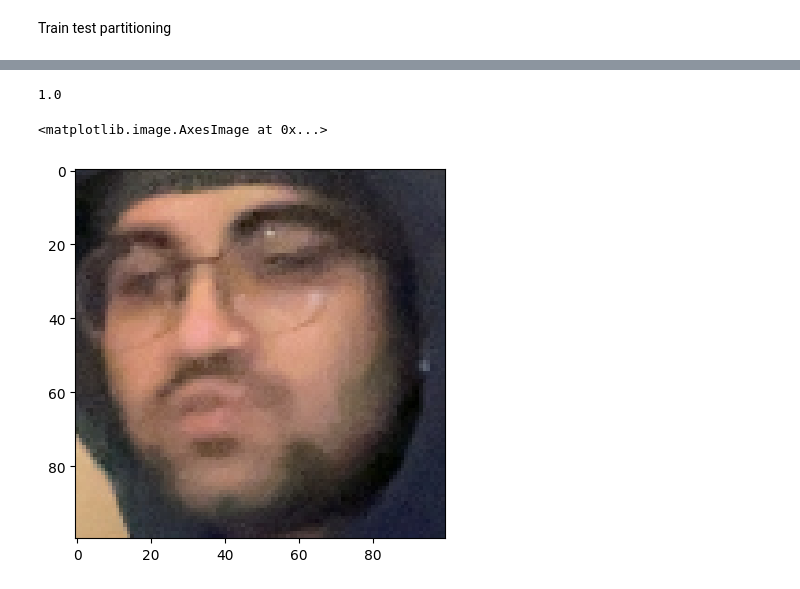
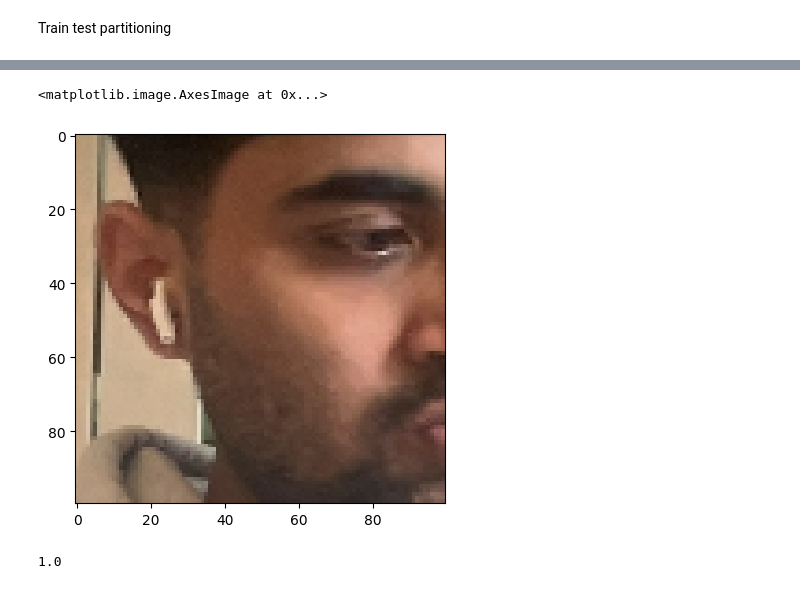
Before and after one commit to Adarsh220499/Facial_Recognition, a Jupyter notebook: Face_Recognition.ipynb, the cells around one changed output, grey strips where cells are left out. Cells and saved outputs as stored; diff of their text form; code cells hidden in the pictures.

```diff
--- a/Face_Recognition.ipynb
+++ b/Face_Recognition.ipynb
@@ -216,9 +206,9 @@ array([[[0.1872549 , 0.20294118, 0.24607843],
-# %%
-res[2]
-# %% [output]
-1.0
 # %%
-plt.imshow(res[0])
+plt.imshow(res[1])
 # %% [output]
 <matplotlib.image.AxesImage at 0x...>
-[figure, old version]
+[figure, new version]
+# %%
+res[2]
+# %% [output]
+1.0
```
Also changed, not shown: parts of 7 cells of this notebook.
